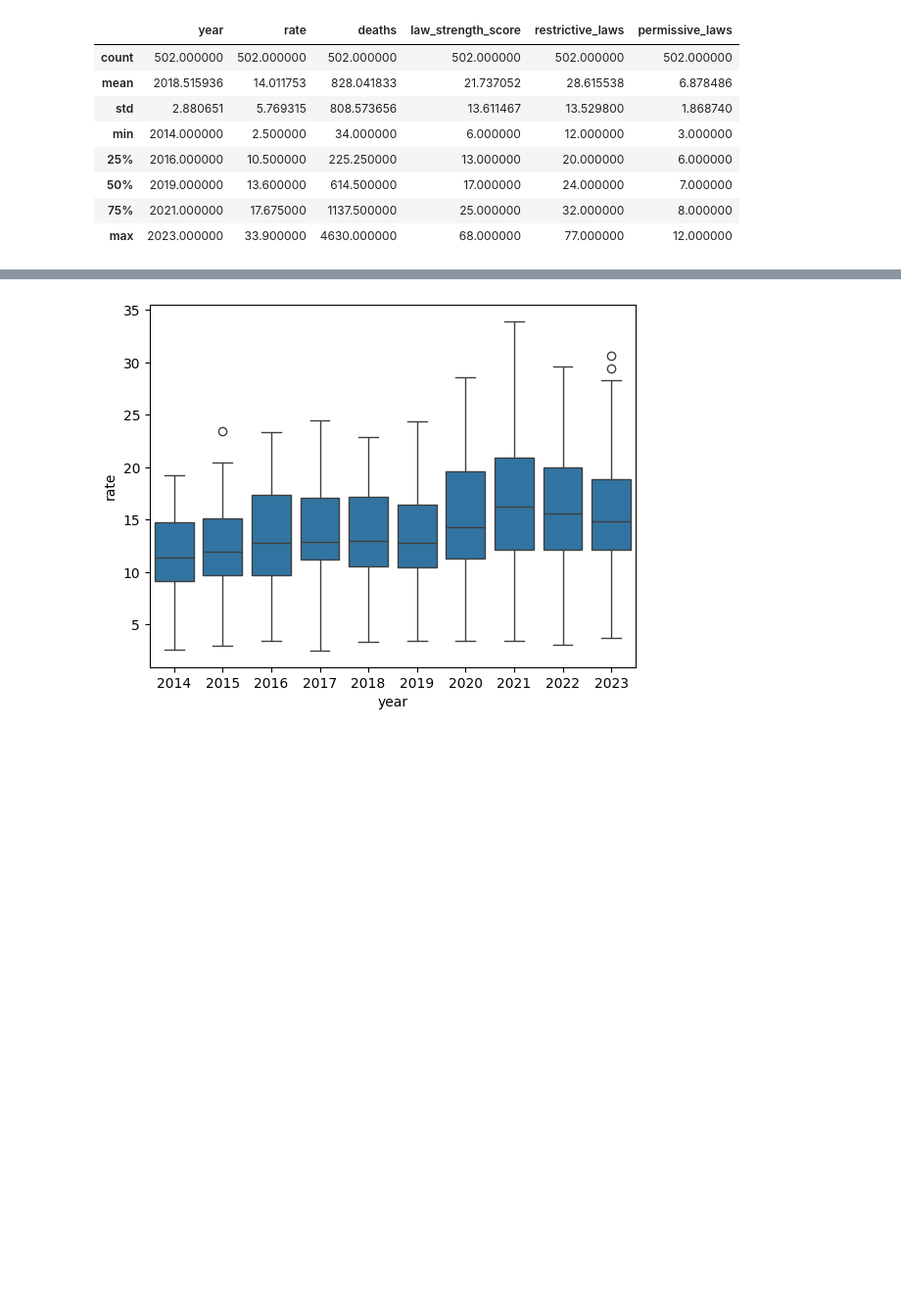
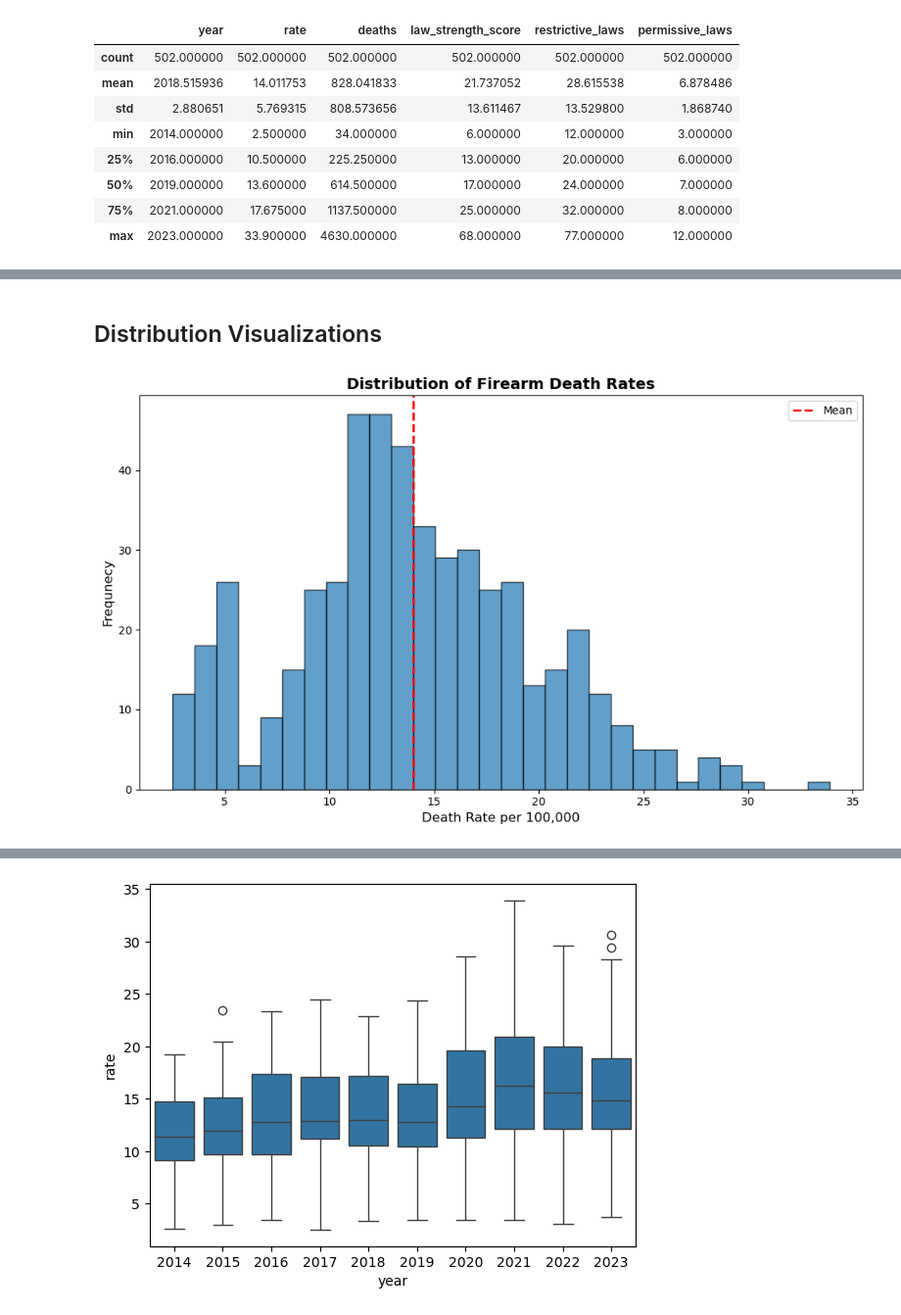
Before and after one commit to chloeob74/gun_policy_analysis, a Jupyter notebook: notebooks/eda.ipynb, the cells around one changed output, grey strips where cells are left out. Shown at 98% size. Saved outputs shown, nothing was run; the diff lists cells and outputs as text; code cells hidden in the pictures; blank space fills up the shorter version.

```diff
--- a/notebooks/eda.ipynb
+++ b/notebooks/eda.ipynb
@@ -88,0 +63,17 @@ ax5
+# %% [markdown]
+## Distribution Visualizations
+# %%
+# histogram of death rates
+fig, ax = plt.subplots(figsize = (10, 6))
+
+ax.hist(df['rate'].dropna(), bins = 30, edgecolor = 'black', alpha = 0.7)
+ax.axvline(df['rate'].mean(), color = 'r', linestyle = 'dashed', linewidth = 2,
+           label = 'Mean')
+ax.set_xlabel('Death Rate per 100,000', fontsize = 12)
+ax.set_ylabel('Frequnecy', fontsize = 12)
+ax.set_title('Distribution of Firearm Death Rates', fontsize = 14, fontweight = 'bold')
+ax.legend()
+plt.tight_layout()
+plt.show()
+# %% [output]
+[figure, added]
```
Also changed, not shown: parts of 39 cells of this notebook.
